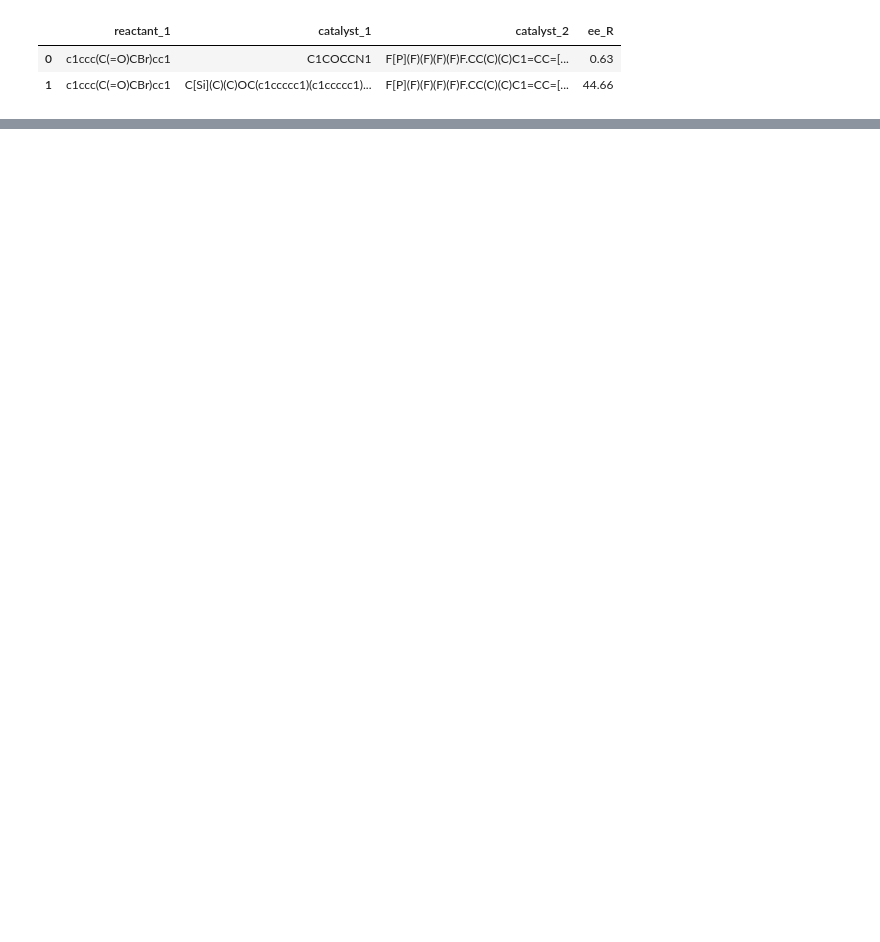
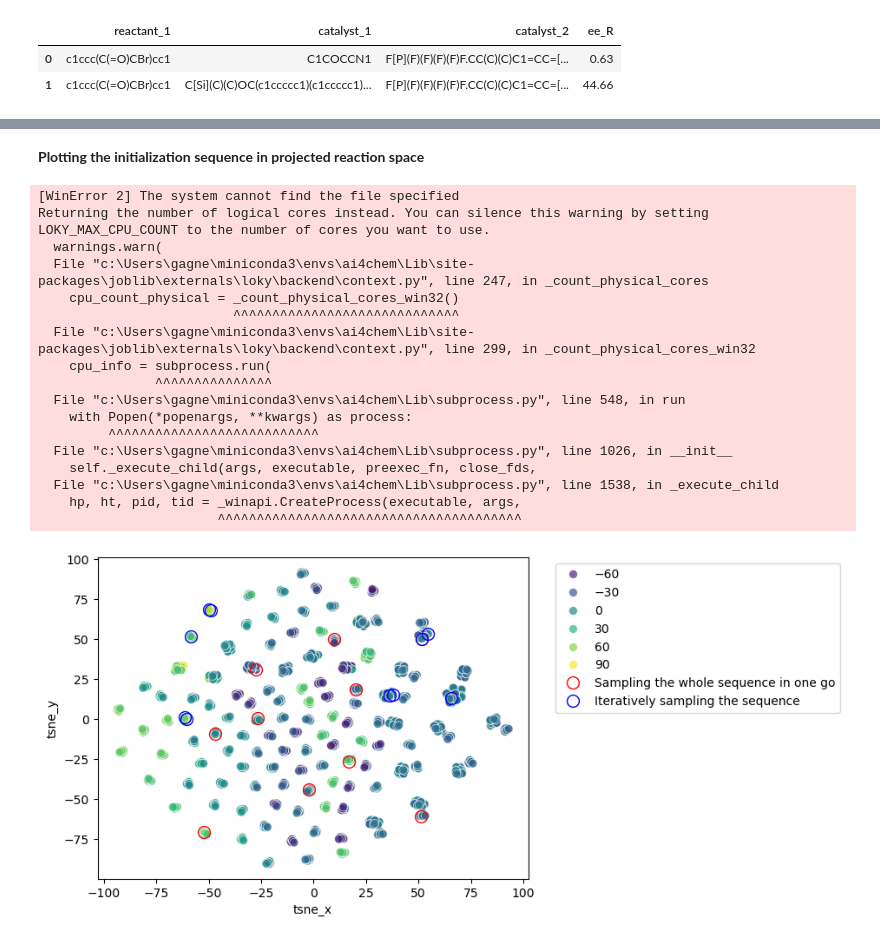
Before and after one commit to Lecmino/ai4chem-bo, a Jupyter notebook: bo_initialization.ipynb, the cells around one changed output, grey strips where cells are left out. Cells and saved outputs as stored; diff of their text form; code cells hidden in the pictures; blank space fills up the shorter version.

```diff
--- a/bo_initialization.ipynb
+++ b/bo_initialization.ipynb
@@ -129,0 +199,77 @@ results = simulate_scenarios(
+# %% [markdown]
+**Plotting the initialization sequence in projected reaction space**
+# %%
+#to run this cell, previous cell defining the searchspace and campaigns should be run first
+
+from baybe.utils.sampling_algorithms import farthest_point_sampling
+from baybe.simulation.lookup import look_up_targets
+from sklearn.manifold import TSNE
+import seaborn as sns
+
+set_random_seed(11)
+
+cp = searchspace.discrete.comp_rep.to_numpy()
+v = cp.copy()
+
+exrep = searchspace.discrete.exp_rep.copy()
+
+#Sampling the whole sequence with the algorithm, each point is sampled far from the previous one.
+seq = farthest_point_sampling(cp, n_samples = 10, initialization='farthest')
+
+#Sampling the sequence iteratively, with initialization to farthest. Each point sampled correspond to the one farthest from another one in the remaining
+#unexplored points.
+it = []
+for i in range(10):
+  s=farthest_point_sampling(cp, n_samples = 1, initialization='farthest')[0]
+  it.append(int(s))
+  cp = np.delete(cp, s, axis=0)
+
+#Add the ee_R values to the experimental representation
+look_up_targets(exrep, botorch_campaign.targets, lookup, "error")
+
+#Compute the tSNE projection of the reaction space (computed representation), experimental and computed representation are aligned.
+tsne = TSNE(n_components=2, random_state=42, perplexity=7)
+v_tsne = tsne.fit_transform(v)
+
+exrep['tsne_x'] = v_tsne[:, 0]
+exrep['tsne_y'] = v_tsne[:, 1]
+
+#Get the coordinates of the sampled points in the tSNE projection
+seq_coord = v_tsne[seq]
+it_coord = v_tsne[it]
+
+#Plot
+ax = sns.scatterplot(
+    data=exrep,
+    x='tsne_x',
+    y='tsne_y',
+    hue='ee_R',
+    palette='viridis',
+    alpha=0.7,
+    s=50,
+)
+
+plt.plot(seq_coord[:, 0], seq_coord[:, 1], 'o', markersize=10, color='red', label='Sampling the whole sequence in one go', markerfacecolor='none')
+plt.plot(it_coord[:, 0], it_coord[:, 1], 'o', markersize=10, color='blue', label='Iteratively sampling the sequence', markerfacecolor='none')
+plt.legend(bbox_to_anchor=(1.05, 1), loc='upper left')
+plt.savefig('./figures/fps.png', bbox_inches='tight', dpi=300)
+plt.show()
+# %% [output]
+[WinError 2] The system cannot find the file specified
+Returning the number of logical cores instead. You can silence this warning by setting LOKY_MAX_CPU_COUNT to the number of cores you want to use.
+  warnings.warn(
+  File "c:\Users\gagne\miniconda3\envs\ai4chem\Lib\site-packages\joblib\externals\loky\backend\context.py", line 247, in _count_physical_cores
+    cpu_count_physical = _count_physical_cores_win32()
+                         ^^^^^^^^^^^^^^^^^^^^^^^^^^^^^
+  File "c:\Users\gagne\miniconda3\envs\ai4chem\Lib\site-packages\joblib\externals\loky\backend\context.py", line 299, in _count_physical_cores_win32
+    cpu_info = subprocess.run(
+               ^^^^^^^^^^^^^^^
+  File "c:\Users\gagne\miniconda3\envs\ai4chem\Lib\subprocess.py", line 548, in run
+    with Popen(*popenargs, **kwargs) as process:
+         ^^^^^^^^^^^^^^^^^^^^^^^^^^^
+  File "c:\Users\gagne\miniconda3\envs\ai4chem\Lib\subprocess.py", line 1026, in __init__
+    self._execute_child(args, executable, preexec_fn, close_fds,
+  File "c:\Users\gagne\miniconda3\envs\ai4chem\Lib\subprocess.py", line 1538, in _execute_child
+    hp, ht, pid, tid = _winapi.CreateProcess(executable, args,
+                       ^^^^^^^^^^^^^^^^^^^^^^^^^^^^^^^^^^^^^^^
+[figure, added]
```
Also changed, not shown: parts of 25 cells of this notebook.
